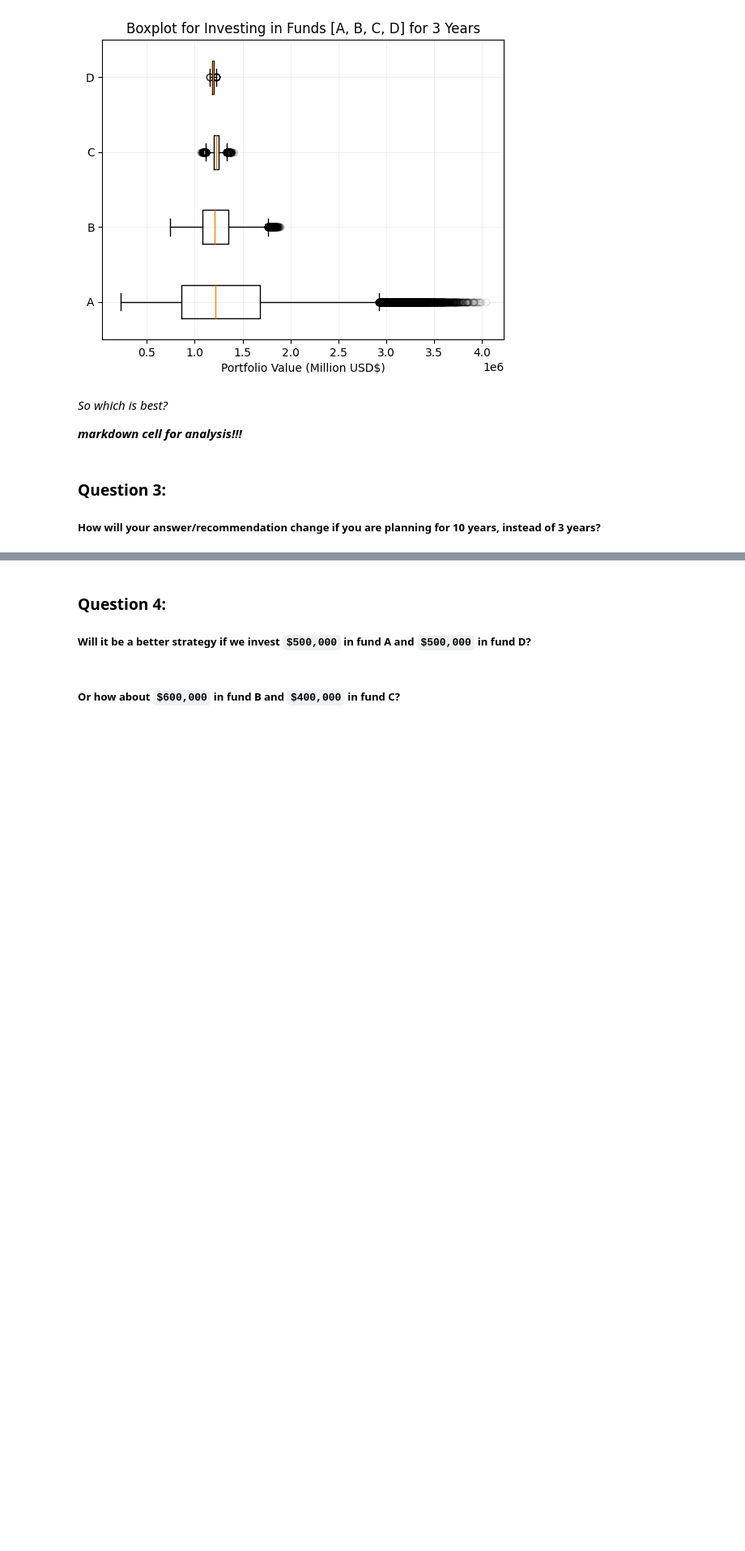
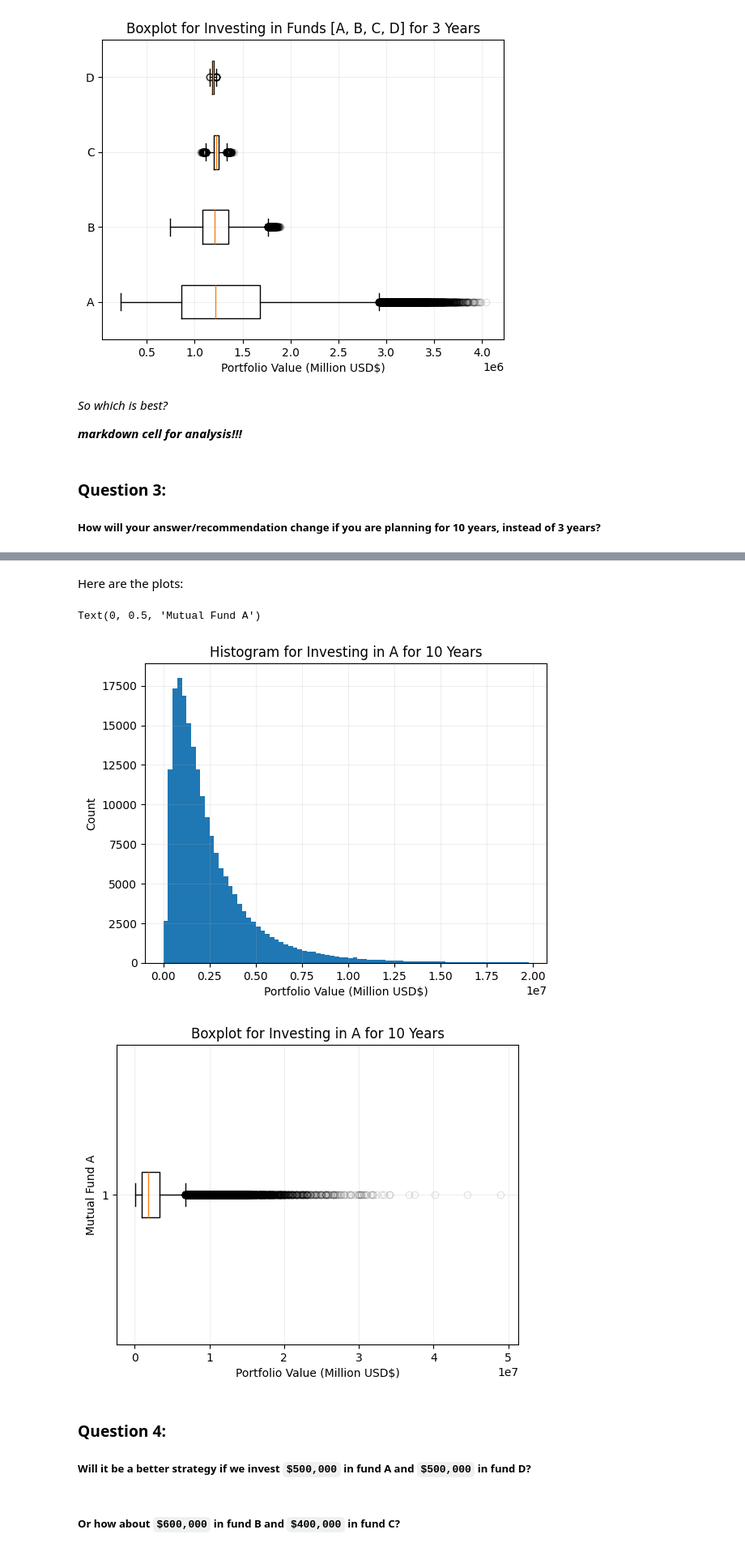
Before and after one commit to myin27/OR442-Term-Project, a Jupyter notebook: project.ipynb, the cells around one changed output, grey strips where cells are left out. Shown at 81% size. Cells and saved outputs as stored; diff of their text form; code cells hidden in the pictures; blank space fills up the shorter version.

```diff
--- a/project.ipynb
+++ b/project.ipynb
@@ -19,6 +19,9 @@ import matplotlib.pyplot as plt
 
 NUM_SIMS = 200000
 SEED = 0
+SHORT_TERM_YEARS = 3
+LONG_TERM_YEARS = 10
+RETIREMENT_YEARS = 50
 
 np.random.seed(SEED)
 
@@ -376,3 +367,23 @@ fund_D_values = filter_portfolios(portfolios, "D")
+# %% [markdown]
+Here are the plots:
+# %%
+plt.figure(11)
+histogram = plt.hist(fund_A_values, bins=range(0, 20000000, 250000)) # each bin will be 100k
+plt.grid(alpha=0.2)
+plt.title("Histogram for Investing in A for 10 Years")
+plt.xlabel("Portfolio Value (Million USD$)")
+plt.ylabel("Count")
+
+plt.figure(12)
+box_plot = plt.boxplot(fund_A_values, vert=False, flierprops={"alpha": 0.1})
+plt.grid(alpha=0.2)
+plt.title("Boxplot for Investing in A for 10 Years")
+plt.xlabel("Portfolio Value (Million USD$)")
+plt.ylabel("Mutual Fund A")
+# %% [output]
+Text(0, 0.5, 'Mutual Fund A')
+[figure, added]
+[figure, added]
 # %% [markdown]
 ### Question 4:
 
```
Also changed, not shown: parts of 12 cells of this notebook.
